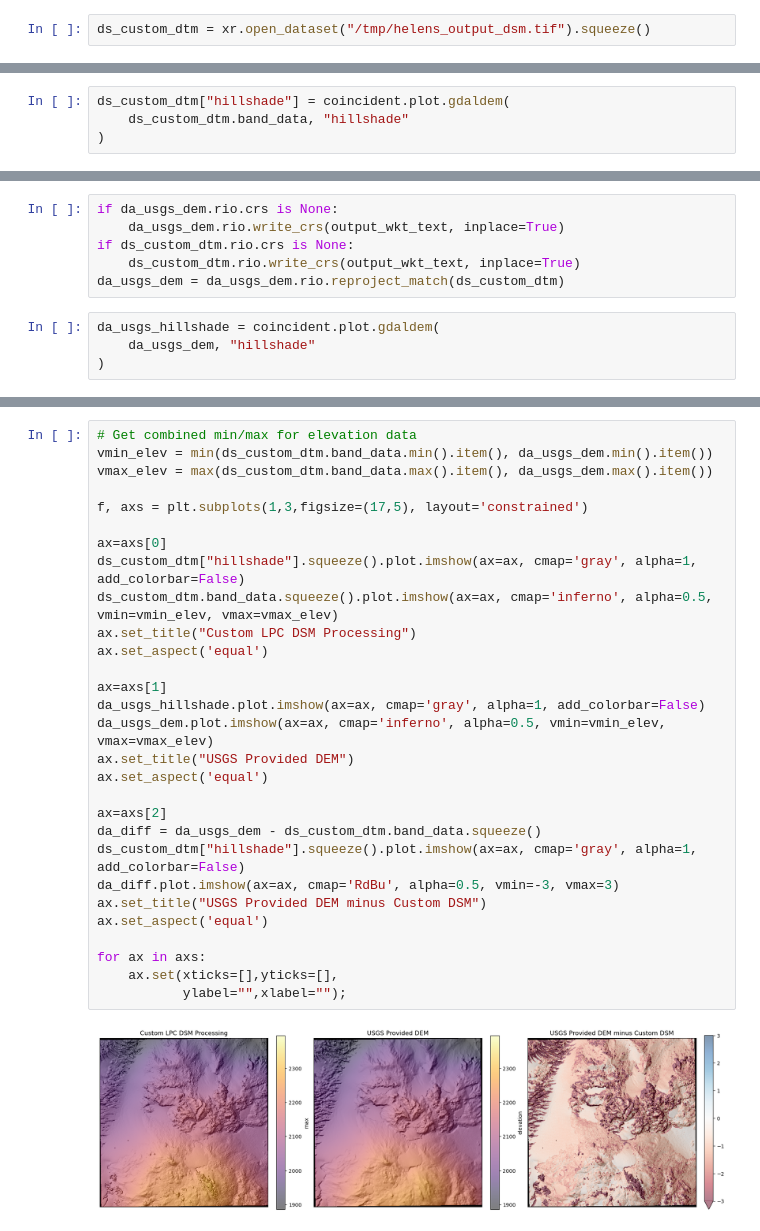
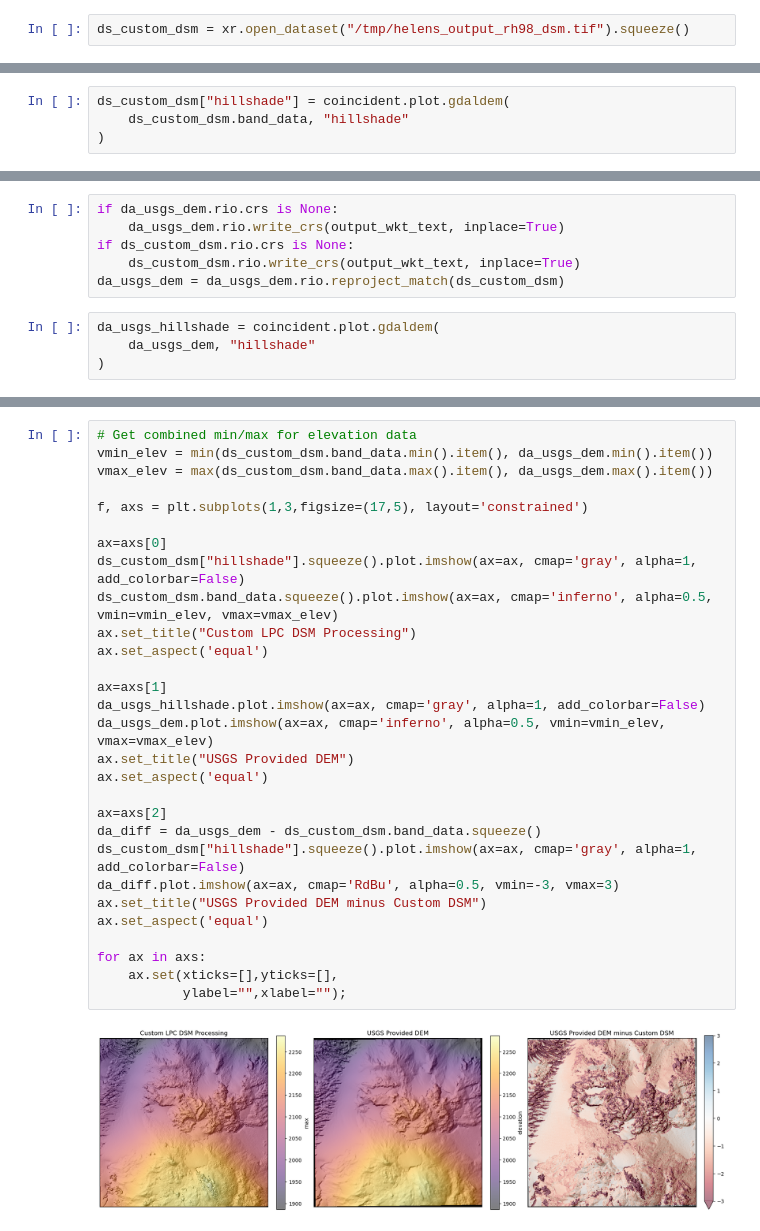
Before and after one commit to Jack-Hayes/Stereotypical_Helens, a Jupyter notebook: laz_dsm_pipeline.ipynb, the cells around one changed output, grey strips where cells are left out. Cells and saved outputs as stored; diff of their text form.

```diff
--- a/laz_dsm_pipeline.ipynb
+++ b/laz_dsm_pipeline.ipynb
@@ -205,5 +209,5 @@ import rioxarray as rxr
 import coincident
 import matplotlib.pyplot as plt
 # %%
-ds_custom_dtm = xr.open_dataset("/tmp/helens_output_dsm.tif").squeeze()
+ds_custom_dsm = xr.open_dataset("/tmp/helens_output_rh98_dsm.tif").squeeze()
 # %%
@@ -219,8 +223,8 @@ Coordinates:
 Data variables:
     band_data    (y, x) float64 5MB ...
 # %%
-ds_custom_dtm["hillshade"] = coincident.plot.gdaldem(
-    ds_custom_dtm.band_data, "hillshade"
+ds_custom_dsm["hillshade"] = coincident.plot.gdaldem(
+    ds_custom_dsm.band_data, "hillshade"
 )
 # %%
 f, ax = plt.subplots()
@@ -272,9 +276,9 @@ ds_custom_dtm.rio.crs
 # %%
 if da_usgs_dem.rio.crs is None:
     da_usgs_dem.rio.write_crs(output_wkt_text, inplace=True)
-if ds_custom_dtm.rio.crs is None:
-    ds_custom_dtm.rio.write_crs(output_wkt_text, inplace=True)
-da_usgs_dem = da_usgs_dem.rio.reproject_match(ds_custom_dtm)
+if ds_custom_dsm.rio.crs is None:
+    ds_custom_dsm.rio.write_crs(output_wkt_text, inplace=True)
+da_usgs_dem = da_usgs_dem.rio.reproject_match(ds_custom_dsm)
 # %%
 da_usgs_hillshade = coincident.plot.gdaldem(
     da_usgs_dem, "hillshade"
@@ -285,32 +289,32 @@ ds_custom_dtm.rio.resolution(), da_usgs_dem.rio.resolution()
 ((1.0, -1.0), (1.0, -1.0))
 # %%
 # Get combined min/max for elevation data
-vmin_elev = min(ds_custom_dtm.band_data.min().item(), da_usgs_dem.min().item())
-vmax_elev = max(ds_custom_dtm.band_data.max().item(), da_usgs_dem.max().item())
+vmin_elev = min(ds_custom_dsm.band_data.min().item(), da_usgs_dem.min().item())
+vmax_elev = max(ds_custom_dsm.band_data.max().item(), da_usgs_dem.max().item())
 
 f, axs = plt.subplots(1,3,figsize=(17,5), layout='constrained')
 
 ax=axs[0]
-ds_custom_dtm["hillshade"].squeeze().plot.imshow(ax=ax, cmap='gray', alpha=1, add_colorbar=False)
-ds_custom_dtm.band_data.squeeze().plot.imshow(ax=ax, cmap='inferno', alpha=0.5, vmin=vmin_elev, vmax=vmax_elev)
+ds_custom_dsm["hillshade"].squeeze().plot.imshow(ax=ax, cmap='gray', alpha=1, add_colorbar=False)
+ds_custom_dsm.band_data.squeeze().plot.imshow(ax=ax, cmap='inferno', alpha=0.5, vmin=vmin_elev, vmax=vmax_elev)
 ax.set_title("Custom LPC DSM Processing")
 ax.set_aspect('equal')
 
 ax=axs[1]
 da_usgs_hillshade.plot.imshow(ax=ax, cmap='gray', alpha=1, add_colorbar=False)
 da_usgs_dem.plot.imshow(ax=ax, cmap='inferno', alpha=0.5, vmin=vmin_elev, vmax=vmax_elev)
 ax.set_title("USGS Provided DEM")
 ax.set_aspect('equal')
 
 ax=axs[2]
-da_diff = da_usgs_dem - ds_custom_dtm.band_data.squeeze()
-ds_custom_dtm["hillshade"].squeeze().plot.imshow(ax=ax, cmap='gray', alpha=1, add_colorbar=False)
+da_diff = da_usgs_dem - ds_custom_dsm.band_data.squeeze()
+ds_custom_dsm["hillshade"].squeeze().plot.imshow(ax=ax, cmap='gray', alpha=1, add_colorbar=False)
 da_diff.plot.imshow(ax=ax, cmap='RdBu', alpha=0.5, vmin=-3, vmax=3)
 ax.set_title("USGS Provided DEM minus Custom DSM")
 ax.set_aspect('equal')
 
 for ax in axs:
     ax.set(xticks=[],yticks=[],
            ylabel="",xlabel="");
 # %% [output]
-[figure, old version]
+[figure, new version]
```
Also changed, not shown: parts of 6 cells of this notebook, 2 other files.
